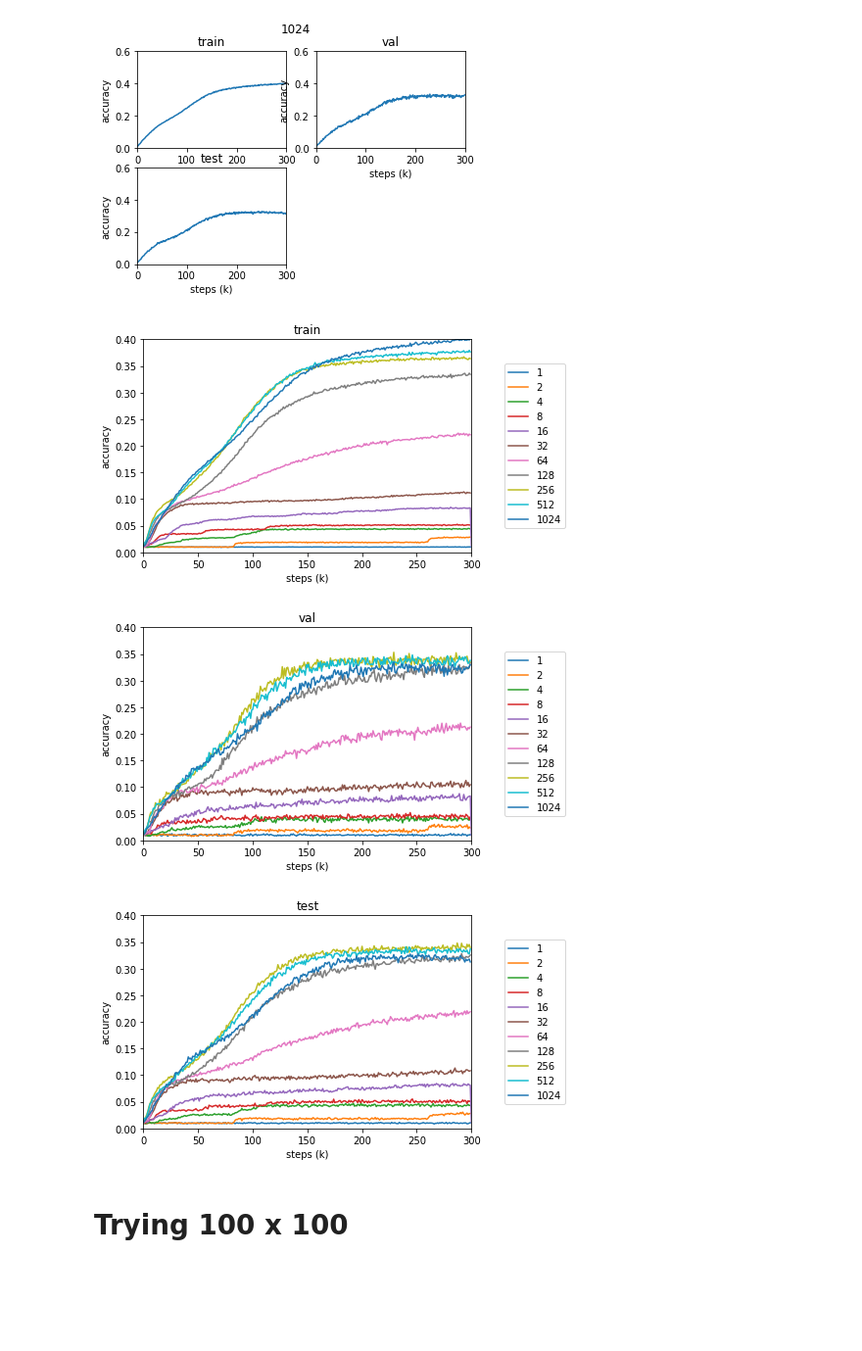
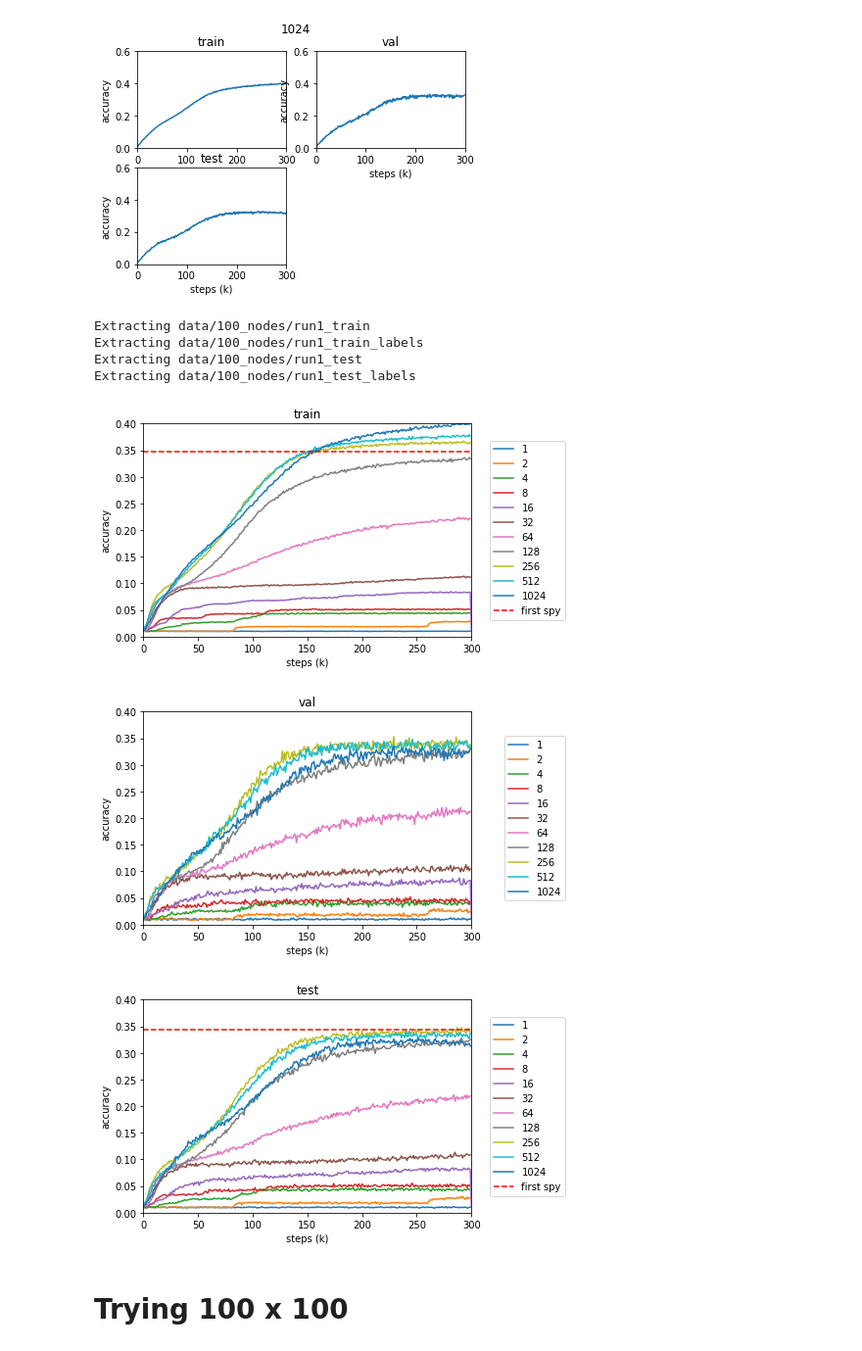
Before and after one commit to gfanti/bitcoin-deanonymization, a Jupyter notebook: vis-tests.ipynb, the cells around one changed output. Shown at 98% size. Saved outputs shown, nothing was run; the diff lists cells and outputs as text; code cells hidden in the pictures; blank space fills up the shorter version.

Commit message:
cnn 100 nodes test

```diff
--- a/vis-tests.ipynb
+++ b/vis-tests.ipynb
@@ -140,7 +137,7 @@ Extracting data/100_nodes/run1_test_labels
 [figure]
 [figure]
 # %%
-def plot_group(ds, j, lbl):
+def plot_group(ds, j, lbl, ref=-1):
     '''
     ds - dataset for plotting
     j - (0) train, (1) val, (2), test
@@ -148,26 +145,36 @@ def plot_group(ds, j, lbl):
     '''
     plt.figure()
     titles = ['train', 'val', 'test']
+    n = ds[0].shape[0]
+
     for i, arr in enumerate(ds):
         plt.plot((ds[i])[:,j], label=lbl[i])
         plt.xlim(0,300)
         plt.ylim(0,.4)
         plt.xlabel('steps (k)')
         plt.ylabel('accuracy')
-
+    if (ref != -1):
+        plt.plot(range(n),[ref]*n,'r--', label='first spy')
     plt.title(titles[j])
     plt.legend(bbox_to_anchor=[1.3, 0.5], loc='center right')
 
     plt.show()
 # %%
+first_spy_train = first_spy_acc('100','run1_train')
+first_spy_test = first_spy_acc('100','run1_test')
+
 lbl = [2**x for x in range(11)]
-plot_group(h1, 0, lbl)
+plot_group(h1, 0, lbl, first_spy_train)
 plot_group(h1 ,1, lbl)
-plot_group(h1, 2, lbl)
+plot_group(h1, 2, lbl, first_spy_test)
 # %% [output]
+Extracting data/100_nodes/run1_train
+Extracting data/100_nodes/run1_train_labels
+Extracting data/100_nodes/run1_test
+Extracting data/100_nodes/run1_test_labels
-[figure, old version]
+[figure, new version]
 [figure]
-[figure, old version]
+[figure, new version]
 # %% [markdown]
 # Trying 100 x 100
 # %%
```
Also changed, not shown: parts of 26 cells of this notebook, 2 other files.
